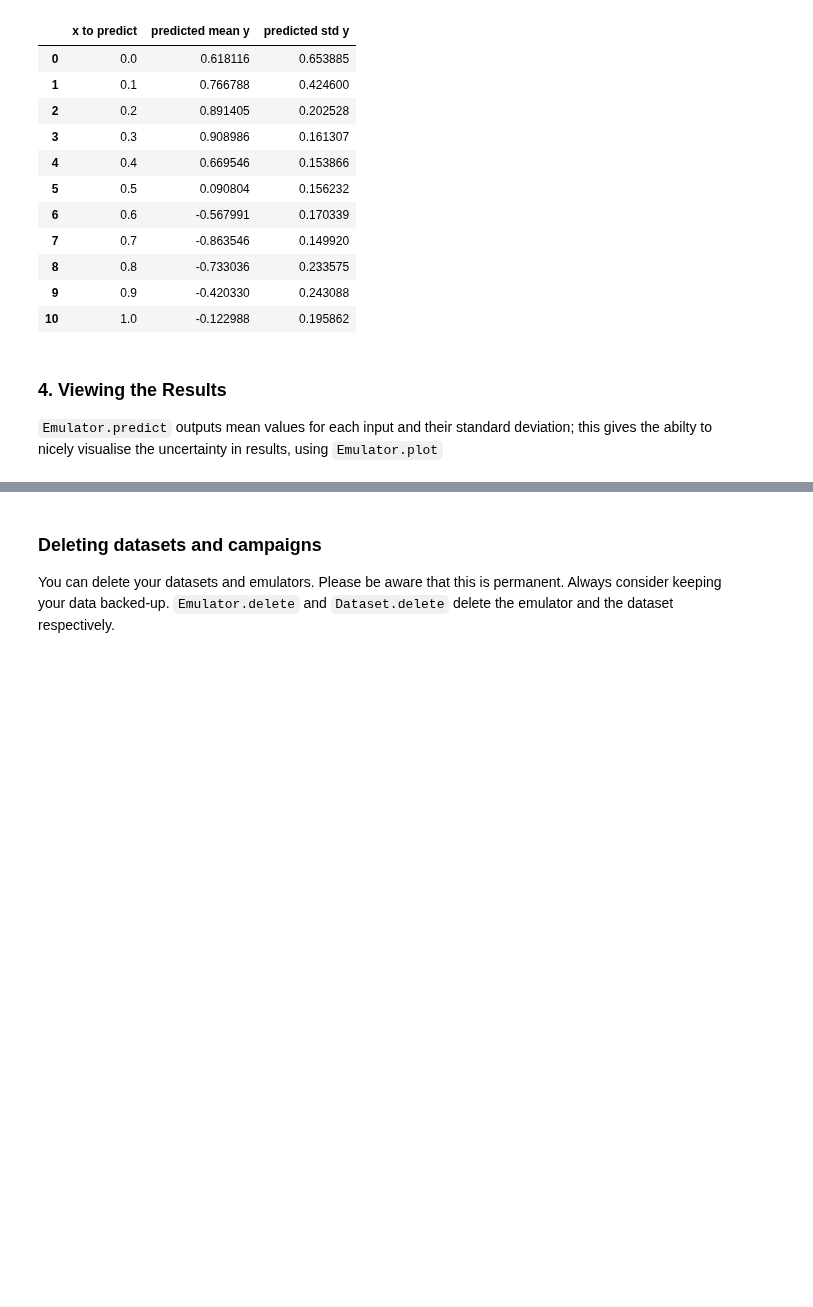
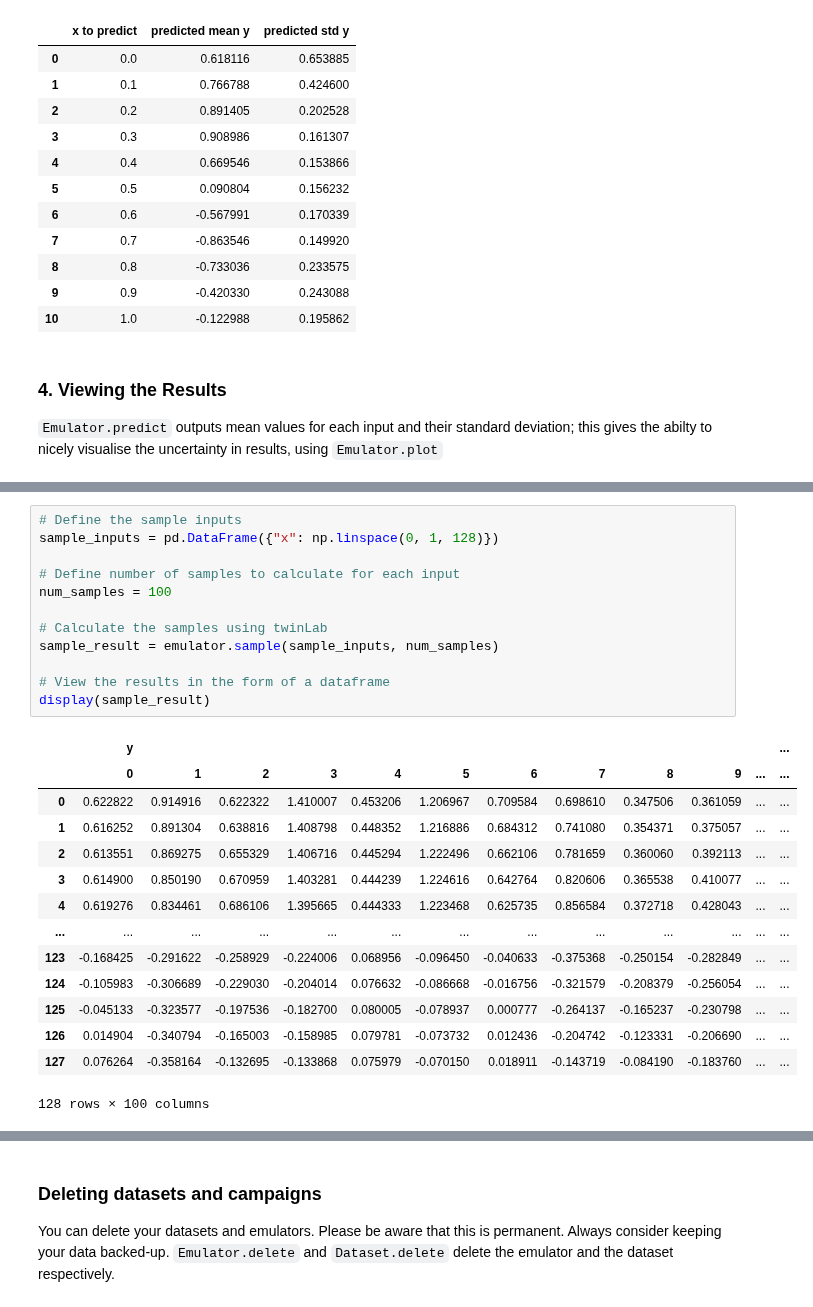
Before and after one commit to digiLab-ai/twinLab-Tutorials, a Jupyter notebook: 00-quickstart.ipynb, the cells around one changed output, grey strips where cells are left out. Cells and saved outputs as stored; diff of their text form; blank space fills up the shorter version.

```diff
--- a/00-quickstart.ipynb
+++ b/00-quickstart.ipynb
@@ -171,0 +190,27 @@ plt.show()
+# %%
+# Define the sample inputs
+sample_inputs = pd.DataFrame({"x": np.linspace(0, 1, 128)})
+
+# Define number of samples to calculate for each input
+num_samples = 100
+
+# Calculate the samples using twinLab
+sample_result = emulator.sample(sample_inputs, num_samples)
+
+# View the results in the form of a dataframe
+display(sample_result)
+# %% [output]
+|  | y |  |  |  |  |  |  |  |  |  |  | ... |
+|  | 0 | 1 | 2 | 3 | 4 | 5 | 6 | 7 | 8 | 9 | ... | ... |
+| 0 | 0.622822 | 0.914916 | 0.622322 | 1.410007 | 0.453206 | 1.206967 | 0.709584 | 0.698610 | 0.347506 | 0.361059 | ... | ... |
+| 1 | 0.616252 | 0.891304 | 0.638816 | 1.408798 | 0.448352 | 1.216886 | 0.684312 | 0.741080 | 0.354371 | 0.375057 | ... | ... |
+| 2 | 0.613551 | 0.869275 | 0.655329 | 1.406716 | 0.445294 | 1.222496 | 0.662106 | 0.781659 | 0.360060 | 0.392113 | ... | ... |
+| 3 | 0.614900 | 0.850190 | 0.670959 | 1.403281 | 0.444239 | 1.224616 | 0.642764 | 0.820606 | 0.365538 | 0.410077 | ... | ... |
+| 4 | 0.619276 | 0.834461 | 0.686106 | 1.395665 | 0.444333 | 1.223468 | 0.625735 | 0.856584 | 0.372718 | 0.428043 | ... | ... |
+| ... | ... | ... | ... | ... | ... | ... | ... | ... | ... | ... | ... | ... |
+| 123 | -0.168425 | -0.291622 | -0.258929 | -0.224006 | 0.068956 | -0.096450 | -0.040633 | -0.375368 | -0.250154 | -0.282849 | ... | ... |
+| 124 | -0.105983 | -0.306689 | -0.229030 | -0.204014 | 0.076632 | -0.086668 | -0.016756 | -0.321579 | -0.208379 | -0.256054 | ... | ... |
+| 125 | -0.045133 | -0.323577 | -0.197536 | -0.182700 | 0.080005 | -0.078937 | 0.000777 | -0.264137 | -0.165237 | -0.230798 | ... | ... |
+| 126 | 0.014904 | -0.340794 | -0.165003 | -0.158985 | 0.079781 | -0.073732 | 0.012436 | -0.204742 | -0.123331 | -0.206690 | ... | ... |
+| 127 | 0.076264 | -0.358164 | -0.132695 | -0.133868 | 0.075979 | -0.070150 | 0.018911 | -0.143719 | -0.084190 | -0.183760 | ... | ... |
+128 rows × 100 columns
```
Also changed, not shown: parts of 8 cells of this notebook.
